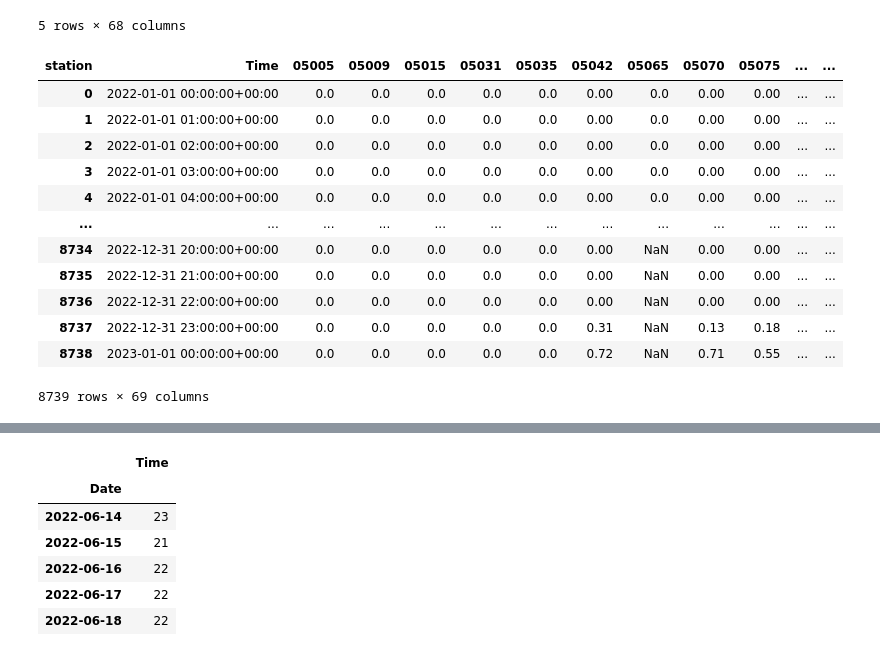
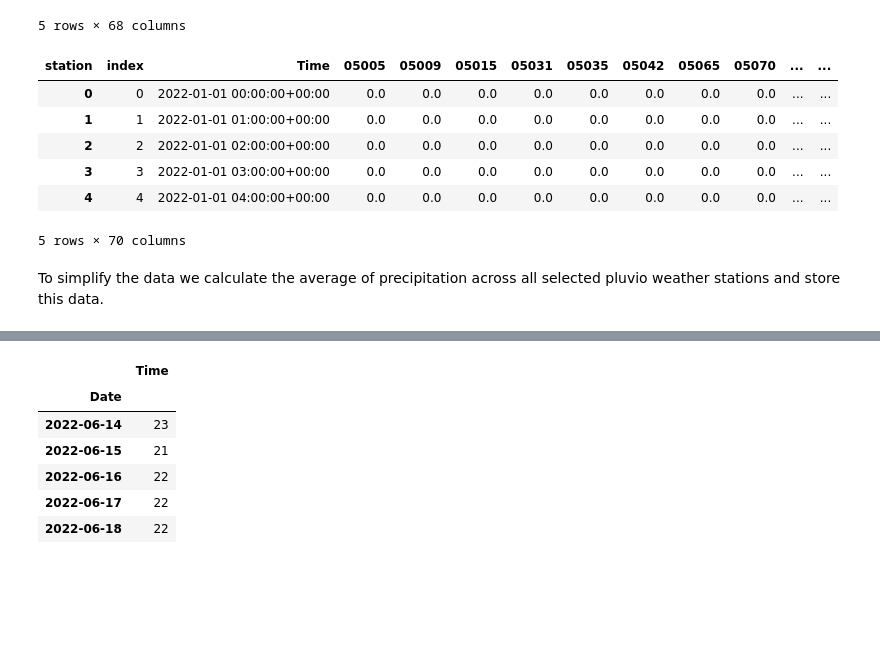
Before and after one commit to NumEconCopenhagen/projects-2023-jos-p-og-tex, a Jupyter notebook: dataproject/dataproject.ipynb, the cells around one changed output, grey strips where cells are left out. Cells and saved outputs as stored; diff of their text form; code cells hidden in the pictures; blank space fills up the shorter version.

```diff
--- a/dataproject/dataproject.ipynb
+++ b/dataproject/dataproject.ipynb
@@ -149,23 +199,20 @@ df.head()
 | 2022-01-01 04:00:00+00:00 | 0.0 | 0.0 | 0.0 | 0.0 | 0.0 | 0.0 | 0.0 | 0.0 | 0.0 | 0.0 | ... | ... |
 5 rows × 68 columns
 # %%
+# Alter dobbelt-indexed column
 df.reset_index(inplace=True)
 list(df.columns)
-df
+df.head()
 # %% [output]
-| station | Time | 05005 | 05009 | 05015 | 05031 | 05035 | 05042 | 05065 | 05070 | 05075 | ... | ... |
-| 0 | 2022-01-01 00:00:00+00:00 | 0.0 | 0.0 | 0.0 | 0.0 | 0.0 | 0.00 | 0.0 | 0.00 | 0.00 | ... | ... |
-| 1 | 2022-01-01 01:00:00+00:00 | 0.0 | 0.0 | 0.0 | 0.0 | 0.0 | 0.00 | 0.0 | 0.00 | 0.00 | ... | ... |
-| 2 | 2022-01-01 02:00:00+00:00 | 0.0 | 0.0 | 0.0 | 0.0 | 0.0 | 0.00 | 0.0 | 0.00 | 0.00 | ... | ... |
-| 3 | 2022-01-01 03:00:00+00:00 | 0.0 | 0.0 | 0.0 | 0.0 | 0.0 | 0.00 | 0.0 | 0.00 | 0.00 | ... | ... |
-| 4 | 2022-01-01 04:00:00+00:00 | 0.0 | 0.0 | 0.0 | 0.0 | 0.0 | 0.00 | 0.0 | 0.00 | 0.00 | ... | ... |
-| ... | ... | ... | ... | ... | ... | ... | ... | ... | ... | ... | ... | ... |
-| 8734 | 2022-12-31 20:00:00+00:00 | 0.0 | 0.0 | 0.0 | 0.0 | 0.0 | 0.00 | NaN | 0.00 | 0.00 | ... | ... |
-| 8735 | 2022-12-31 21:00:00+00:00 | 0.0 | 0.0 | 0.0 | 0.0 | 0.0 | 0.00 | NaN | 0.00 | 0.00 | ... | ... |
-| 8736 | 2022-12-31 22:00:00+00:00 | 0.0 | 0.0 | 0.0 | 0.0 | 0.0 | 0.00 | NaN | 0.00 | 0.00 | ... | ... |
-| 8737 | 2022-12-31 23:00:00+00:00 | 0.0 | 0.0 | 0.0 | 0.0 | 0.0 | 0.31 | NaN | 0.13 | 0.18 | ... | ... |
-| 8738 | 2023-01-01 00:00:00+00:00 | 0.0 | 0.0 | 0.0 | 0.0 | 0.0 | 0.72 | NaN | 0.71 | 0.55 | ... | ... |
+| station | index | Time | 05005 | 05009 | 05015 | 05031 | 05035 | 05042 | 05065 | 05070 | ... | ... |
+| 0 | 0 | 2022-01-01 00:00:00+00:00 | 0.0 | 0.0 | 0.0 | 0.0 | 0.0 | 0.0 | 0.0 | 0.0 | ... | ... |
+| 1 | 1 | 2022-01-01 01:00:00+00:00 | 0.0 | 0.0 | 0.0 | 0.0 | 0.0 | 0.0 | 0.0 | 0.0 | ... | ... |
+| 2 | 2 | 2022-01-01 02:00:00+00:00 | 0.0 | 0.0 | 0.0 | 0.0 | 0.0 | 0.0 | 0.0 | 0.0 | ... | ... |
+| 3 | 3 | 2022-01-01 03:00:00+00:00 | 0.0 | 0.0 | 0.0 | 0.0 | 0.0 | 0.0 | 0.0 | 0.0 | ... | ... |
+| 4 | 4 | 2022-01-01 04:00:00+00:00 | 0.0 | 0.0 | 0.0 | 0.0 | 0.0 | 0.0 | 0.0 | 0.0 | ... | ... |
-8739 rows × 69 columns
+5 rows × 70 columns
+# %% [markdown]
+To simplify the data we calculate the average of precipitation across all selected pluvio weather stations and store this data.
 # %%
 # We create a row-average of the observations across weather stations
 df['Precip'] = df.mean(axis=1)
```
Also changed, not shown: parts of 33 cells of this notebook.
